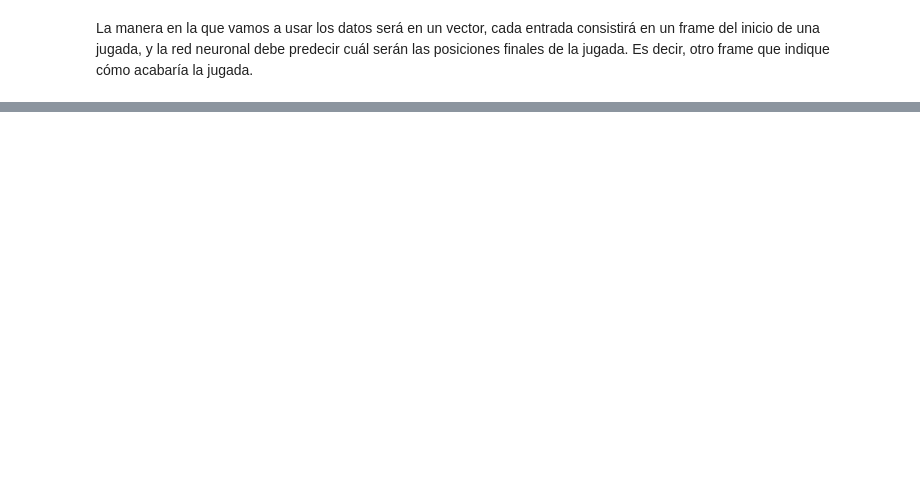
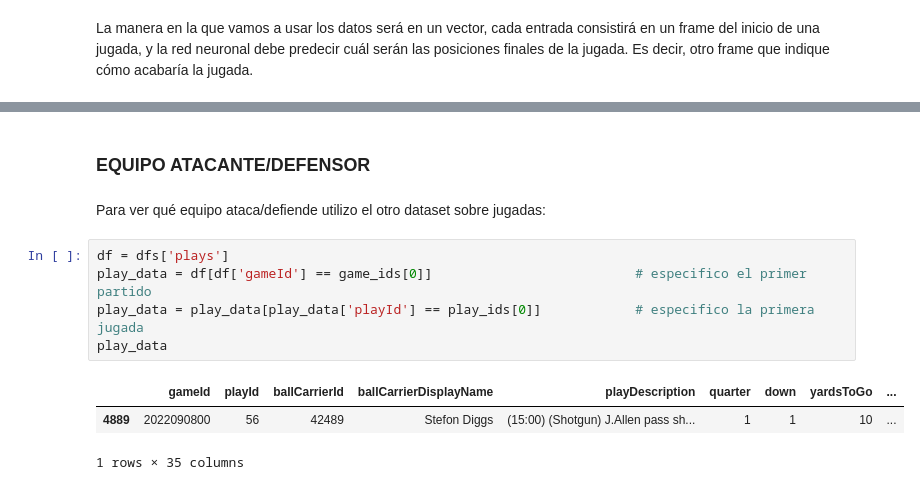
Before and after one commit to Alf-caput/NFL2022_TacklePredictNN, a Jupyter notebook: Practica_final.ipynb, the cells around one changed output, grey strips where cells are left out. Drawn from its saved outputs; the diff is of its cells as text; blank space fills up the shorter version.

```diff
--- a/Practica_final.ipynb
+++ b/Practica_final.ipynb
@@ -247,0 +301,13 @@ La manera en la que vamos a usar los datos será en un vector, cada entrada cons
+# %% [markdown]
+### EQUIPO ATACANTE/DEFENSOR
+# %% [markdown]
+Para ver qué equipo ataca/defiende utilizo el otro dataset sobre jugadas:
+# %%
+df = dfs['plays']
+play_data = df[df['gameId'] == game_ids[0]]                          # especifico el primer partido
+play_data = play_data[play_data['playId'] == play_ids[0]]            # especifico la primera jugada
+play_data
+# %% [output]
+|  | gameId | playId | ballCarrierId | ballCarrierDisplayName | playDescription | quarter | down | yardsToGo | ... |
+| 4889 | 2022090800 | 56 | 42489 | Stefon Diggs | (15:00) (Shotgun) J.Allen pass sh... | 1 | 1 | 10 | ... |
+1 rows × 35 columns
```
Also changed, not shown: parts of 28 cells of this notebook.
